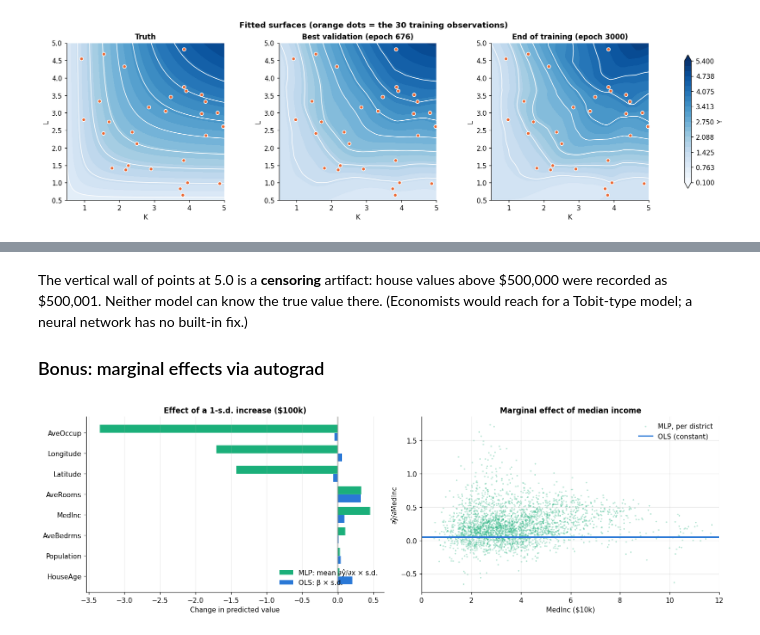
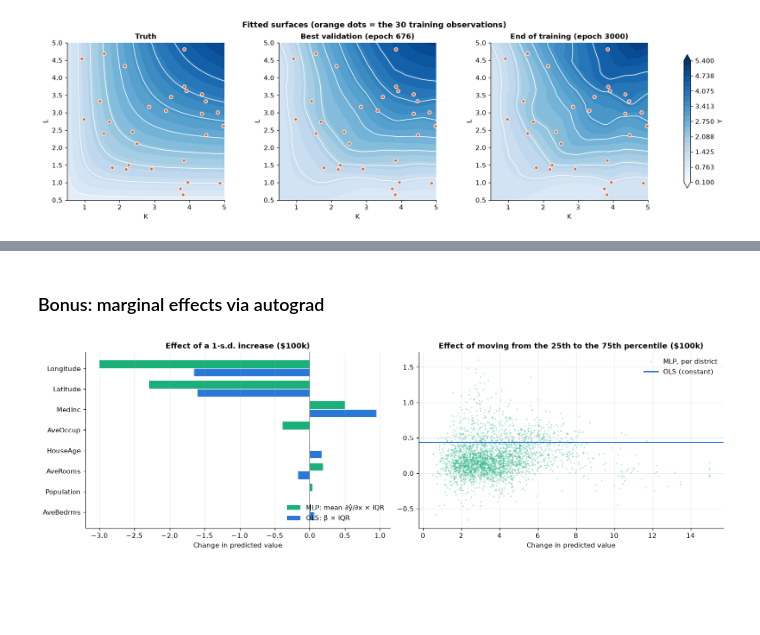
Before and after one commit to ilirsheraj/UMT-Classes, a Jupyter notebook: DL-RL/week_06_Deep_NN_PyTorch/Week_06_Deep_NNs_and_PyTorch_Basics.ipynb, the cells around one changed output, grey strips where cells are left out. Saved outputs shown, nothing was run; the diff lists cells and outputs as text; code cells hidden in the pictures; blank space fills up the shorter version.

```diff
--- a/DL-RL/week_06_Deep_NN_PyTorch/Week_06_Deep_NNs_and_PyTorch_Basics.ipynb
+++ b/DL-RL/week_06_Deep_NN_PyTorch/Week_06_Deep_NNs_and_PyTorch_Basics.ipynb
@@ -1381,35 +1387,42 @@ plt.show()
 # %% [markdown]
-The vertical wall of points at 5.0 is a **censoring** artifact: house values above \$500,000 were recorded as \$500,001. Neither model can know the true value there. (Economists would reach for a Tobit-type model; a neural network has no built-in fix.)
-
 ### Bonus: marginal effects via autograd
 # %%
 X_te_g = X_te.clone().to(device).requires_grad_(True)
 net_h.eval()
 grads, = torch.autograd.grad(net_h(X_te_g).sum(), X_te_g)
 grads = grads.cpu()
 
 # effect of a one-s.d. increase in each feature, averaged over test districts
-scaled = grads * s_h
+# IQR: the spread of the middle 50% of districts, not affected by outliers
+iqr = X_tr.quantile(0.75, dim=0) - X_tr.quantile(0.25, dim=0)
+scaled = grads * iqr
 order = scaled.abs().mean(0).argsort()
-ols_scaled = torch.tensor(ols.coef_[0]) * s_h
+ols_scaled = torch.tensor(ols.coef_[0]) * iqr
+
+# scaled = grads * s_h
+# order = scaled.abs().mean(0).argsort()
+# ols_scaled = torch.tensor(ols.coef_[0]) * s_h
 
 fig, axes = plt.subplots(1, 2, figsize=(14, 4.3), constrained_layout=True)
 ax = axes[0]
 ypos = np.arange(8)
-ax.barh(ypos + 0.2, scaled.mean(0)[order], 0.38, color=COLORS[2], label="MLP: mean ∂ŷ/∂x × s.d.")
-ax.barh(ypos - 0.2, ols_scaled[order], 0.38, color=COLORS[0], label="OLS: β × s.d.")
+ax.barh(ypos + 0.2, scaled.mean(0)[order], 0.38, color=COLORS[2], label="MLP: mean ∂ŷ/∂x × IQR")
+ax.barh(ypos - 0.2, ols_scaled[order], 0.38, color=COLORS[0], label="OLS: β × IQR")
+# ax.barh(ypos + 0.2, scaled.mean(0)[order], 0.38, color=COLORS[2], label="MLP: mean ∂ŷ/∂x × s.d.")
+# ax.barh(ypos - 0.2, ols_scaled[order], 0.38, color=COLORS[0], label="OLS: β × s.d.")
 ax.set_yticks(ypos, [feature_names[i] for i in order])
 ax.axvline(0, color=GRAY, lw=1)
 ax.set(title="Effect of a 1-s.d. increase ($100k)", xlabel="Change in predicted value")
 ax.legend(loc="lower right")
 ax.grid(axis="y", visible=False)
 
 ax = axes[1]
 inc = feature_names.index("MedInc")
 ax.scatter(X_te[:, inc], grads[:, inc], s=5, alpha=0.3, color=COLORS[2], edgecolors="none", label="MLP, per district")
 ax.axhline(ols.coef_[0][inc], color=COLORS[0], lw=2, label="OLS (constant)")
-ax.set(title="Marginal effect of median income", xlabel="MedInc ($10k)", ylabel="∂ŷ/∂MedInc", xlim=(0, 12))
+ax.set(title="Effect of moving from the 25th to the 75th percentile ($100k)", xlabel="Change in predicted value")
+# ax.set(title="Marginal effect of median income", xlabel="MedInc ($10k)", ylabel="∂ŷ/∂MedInc", xlim=(0, 12))
 ax.legend()
 plt.show()
 # %% [output]
-[figure, old version]
+[figure, new version]
```
Also changed, not shown: parts of 22 cells of this notebook.
